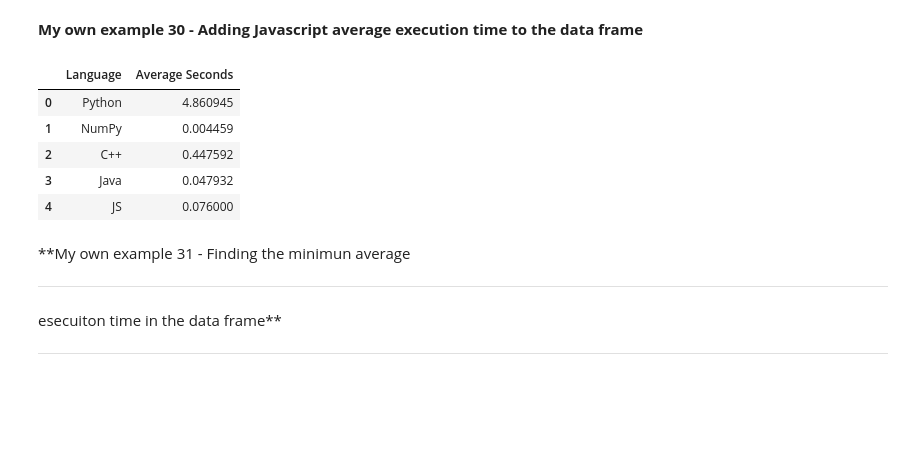
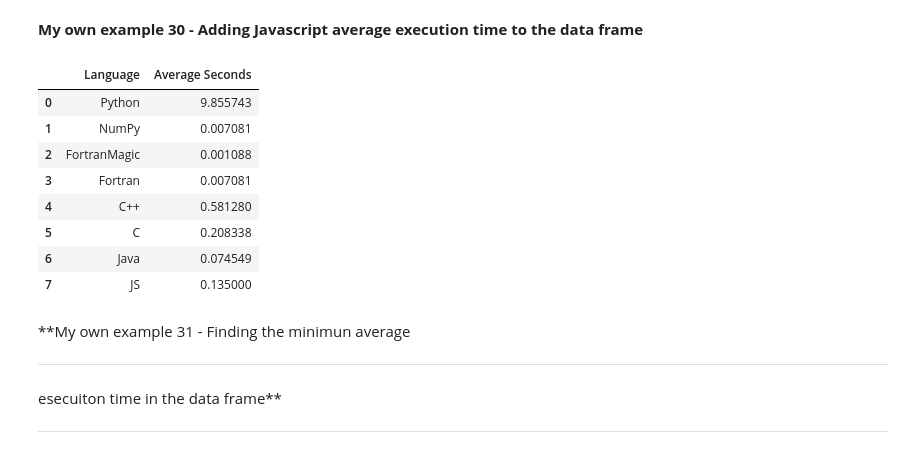
Before and after one commit to Jalzateco/MetNumUN2024I, a Jupyter notebook: Lab2/Laboratorio_2_Métodos_Numéricos.ipynb, the cells around one changed output. Drawn from its saved outputs; the diff is of its cells as text; code cells hidden in the pictures; blank space fills up the shorter version.

```diff
--- a/Lab2/Laboratorio_2_Métodos_Numéricos.ipynb
+++ b/Lab2/Laboratorio_2_Métodos_Numéricos.ipynb
@@ -673,0 +637,10 @@ end program MatrixMultiplication
+# %%
+A0=np.array(random_matrix(600,100))
+B0=np.array(random_matrix(100,600))
+
+rows_out=len(A0)
+cols_out=len(B0[0]),
+N=rows_out
+L=len(A0[0]),
+M=cols_out
+matmul(A0,B0,N,L,M)
@@ -781,14 +745,15 @@ gfortran -o guardar_resultados guardar_resultados.f90
 # %% [markdown]
 **My own example 18 - Adding Fortran average execution time to the data frame**
 # %%
-'''avg_exec_time_fortran = average
+avg_exec_time_fortran = average
 
-dictionary_fortran = {'Language':['fortran'], 'Average Seconds':[avg_exec_time_fortran],}
+dictionary_fortran = {'Language':['Fortran'], 'Average Seconds':[avg_exec_time_fortran],}
 
 dataframe_python = pd.DataFrame(dictionary_python)
 dataframe_numpy = pd.DataFrame(dictionary_numpy)
+dataframe_fortranmagic = pd.DataFrame(dictionary_fortranmagic)
 dataframe_fortran = pd.DataFrame(dictionary_fortran)
 
-combined_df = pd.concat([dataframe_python, dataframe_numpy, dataframe_fortran], ignore_index=True)
+combined_df = pd.concat([dataframe_python, dataframe_numpy, dataframe_fortranmagic, dataframe_fortran], ignore_index=True)
 
-display(combined_df)'''
+display(combined_df)
@@ -851,0 +862,15 @@ Writing main.c
+# %%
+c_file = open('time_c.txt', 'r')
+avg_exec_time_c = float(c_file.readline())
+
+dictionary_c = {'Language':['C'], 'Average Seconds':[avg_exec_time_c],}
+
+dataframe_python = pd.DataFrame(dictionary_python)
+dataframe_numpy = pd.DataFrame(dictionary_numpy)
+dataframe_fortranmagic = pd.DataFrame(dictionary_fortranmagic)
+dataframe_fortran = pd.DataFrame(dictionary_fortran)
+dataframe_c = pd.DataFrame(dictionary_c)
+
+combined_df = pd.concat([dataframe_python, dataframe_numpy, dataframe_fortranmagic, dataframe_fortran, dataframe_c], ignore_index=True)
+
+display(combined_df)
@@ -1082,10 +1120,13 @@ dictionary_java = {'Language':['Java'], 'Average Seconds':[avg_exec_time_java]}
 
 dataframe_python = pd.DataFrame(dictionary_python)
 dataframe_numpy = pd.DataFrame(dictionary_numpy)
+dataframe_fortranmagic = pd.DataFrame(dictionary_fortranmagic)
+dataframe_fortran = pd.DataFrame(dictionary_fortran)
+dataframe_c = pd.DataFrame(dictionary_c)
 dataframe_cpp = pd.DataFrame(dictionary_cpp)
 dataframe_java = pd.DataFrame(dictionary_java)
 
-combined_df = pd.concat([dataframe_python, dataframe_numpy, dataframe_cpp, dataframe_java], ignore_index=True)
+combined_df = pd.concat([dataframe_python, dataframe_numpy, dataframe_fortranmagic, dataframe_fortran, dataframe_cpp, dataframe_c, dataframe_java], ignore_index=True)
 
 display(combined_df)
 # %% [output]
@@ -1195,24 +1239,30 @@ Number has been exported to exec_time_js.txt
 # %%
 js_file = open('exec_time_js.txt', 'r')
 avg_exec_time_js = (float(js_file.readline())) / 1000
 dictionary_js = {'Language':['JS'], 'Average Seconds':[avg_exec_time_js]}
 
 dataframe_python = pd.DataFrame(dictionary_python)
 dataframe_numpy = pd.DataFrame(dictionary_numpy)
+dataframe_fortranmagic = pd.DataFrame(dictionary_fortranmagic)
+dataframe_fortran = pd.DataFrame(dictionary_fortran)
+dataframe_cpp = pd.DataFrame(dictionary_c)
 dataframe_cpp = pd.DataFrame(dictionary_cpp)
 dataframe_java = pd.DataFrame(dictionary_java)
 dataframe_js = pd.DataFrame(dictionary_js)
 
-combined_df = pd.concat([dataframe_python, dataframe_numpy, dataframe_cpp, dataframe_java, dataframe_js], ignore_index=True)
+combined_df = pd.concat([dataframe_python, dataframe_numpy, dataframe_fortranmagic, dataframe_fortran, dataframe_cpp, dataframe_c, dataframe_java, dataframe_js], ignore_index=True)
 
 display(combined_df)
 # %% [output]
 |  | Language | Average Seconds |
-| 0 | Python | 4.860945 |
-| 1 | NumPy | 0.004459 |
-| 2 | C++ | 0.447592 |
-| 3 | Java | 0.047932 |
-| 4 | JS | 0.076000 |
+| 0 | Python | 9.855743 |
+| 1 | NumPy | 0.007081 |
+| 2 | FortranMagic | 0.001088 |
+| 3 | Fortran | 0.007081 |
+| 4 | C++ | 0.581280 |
+| 5 | C | 0.208338 |
+| 6 | Java | 0.074549 |
+| 7 | JS | 0.135000 |
 # %% [markdown]
 **My own example 31 - Finding the minimun average
 
```
Also changed, not shown: parts of 50 cells of this notebook.
